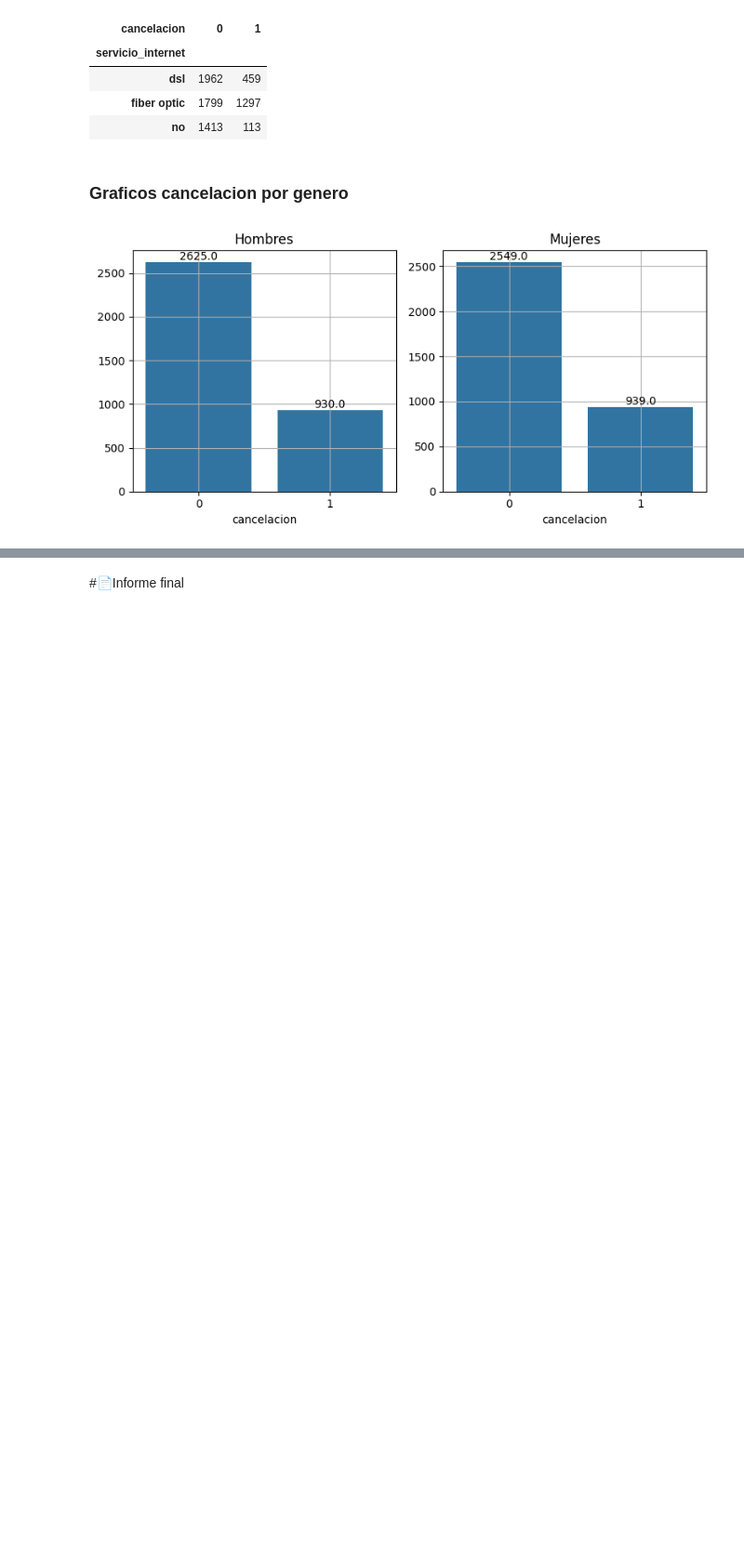
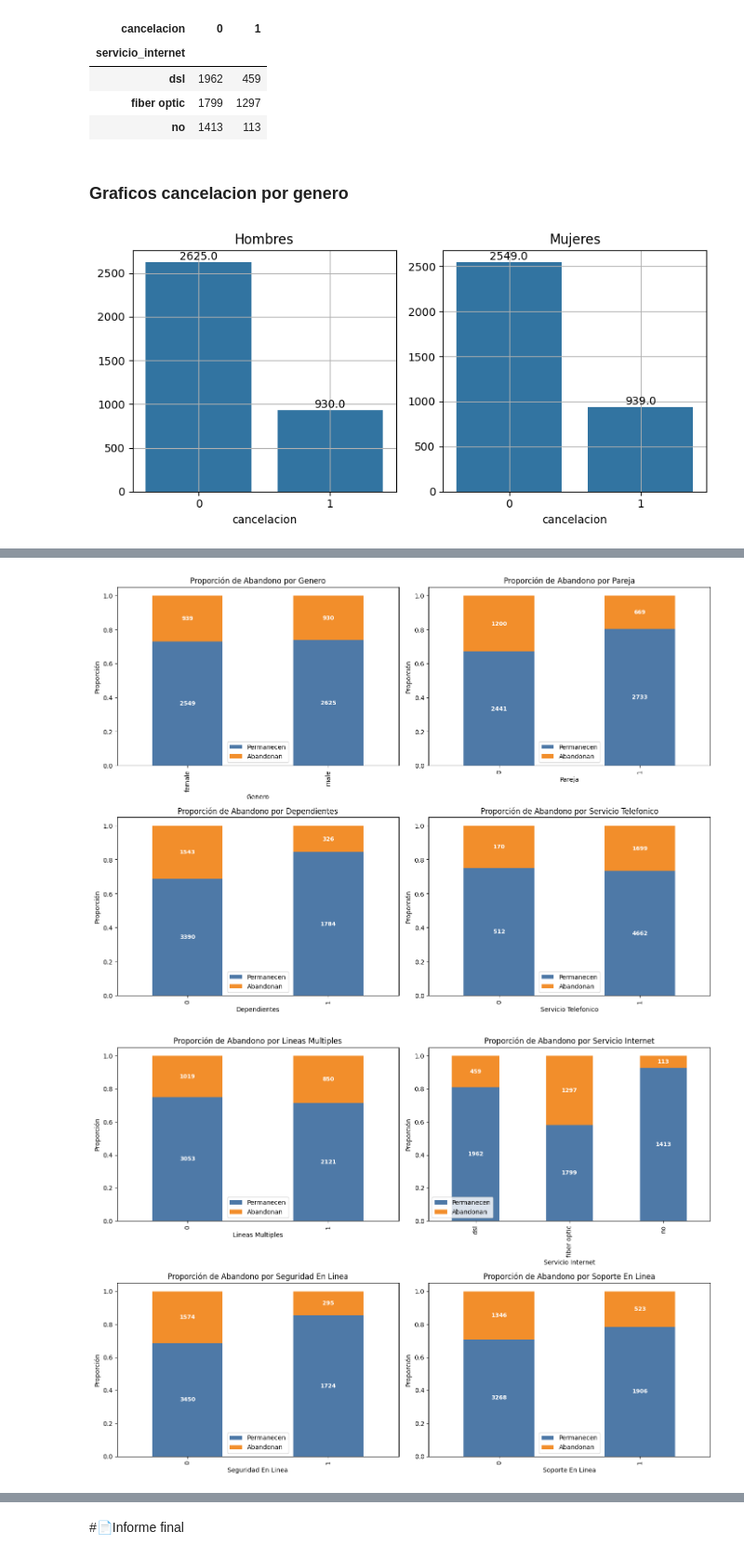
Before and after one commit to arnaldourbina/desafio_telecom_x, a Jupyter notebook: TelecomX_LATAM.ipynb, the cells around one changed output, grey strips where cells are left out. Shown at 93% size. Saved outputs shown, nothing was run; the diff lists cells and outputs as text; code cells hidden in the pictures; blank space fills up the shorter version.

```diff
--- a/TelecomX_LATAM.ipynb
+++ b/TelecomX_LATAM.ipynb
@@ -436,0 +456,52 @@ plt.show()
+# %%
+colores = ['#4e79a7', '#f28e2b']  # Permanecen, Abandonan
+
+variables_categoricas = [
+    'genero', 'pareja', 'dependientes', 'servicio_telefonico',
+    'lineas_multiples', 'servicio_internet', 'seguridad_en_linea',
+    'Soporte_en_linea', 'protecc_disp', 'soporte_tecnico',
+    'servicio_tv', 'servicio_peliculas', 'tipo_contrato',
+    'facturas_electronicas', 'metodo_pago'
+]
+
+for i in range(0, len(variables_categoricas), 4):
+    fig, axs = plt.subplots(2, 2, figsize=(14, 10))
+    axs = axs.flatten()
+
+    for j in range(4):
+        if i + j < len(variables_categoricas):
+            col = variables_categoricas[i + j]
+            ax = axs[j]
+
+            # Obtenemos las cantidades absolutas y proporciones
+            conteos = data_json_norm.groupby(col)['cancelacion'].value_counts().unstack().fillna(0)
+            proporciones = conteos.div(conteos.sum(axis=1), axis=0)
+
+            # Graficar proporciones
+            proporciones.plot(kind='bar', stacked=True, color=colores, ax=ax)
+
+            # Agregar etiquetas de cantidad en cada barra
+            for idx, cat in enumerate(conteos.index):
+                total = conteos.loc[cat]
+                bottom = 0
+                for k, val in enumerate(total):
+                    height = proporciones.loc[cat][k]
+                    ax.text(
+                        idx, bottom + height / 2,
+                        f'{int(val)}',
+                        ha='center', va='center', color='white', fontsize=9, fontweight='bold'
+                    )
+                    bottom += height
+
+            ax.set_title(f'Proporción de Abandono por {col.replace("_", " ").title()}')
+            ax.set_ylabel('Proporción')
+            ax.set_xlabel(col.replace("_", " ").title())
+            ax.legend(['Permanecen', 'Abandonan'])
+        else:
+            fig.delaxes(axs[j])
+
+    plt.tight_layout()
+    plt.show()
+# %% [output]
+[figure, added]
+[figure, added]
```
Also changed, not shown: parts of 5 cells of this notebook.
